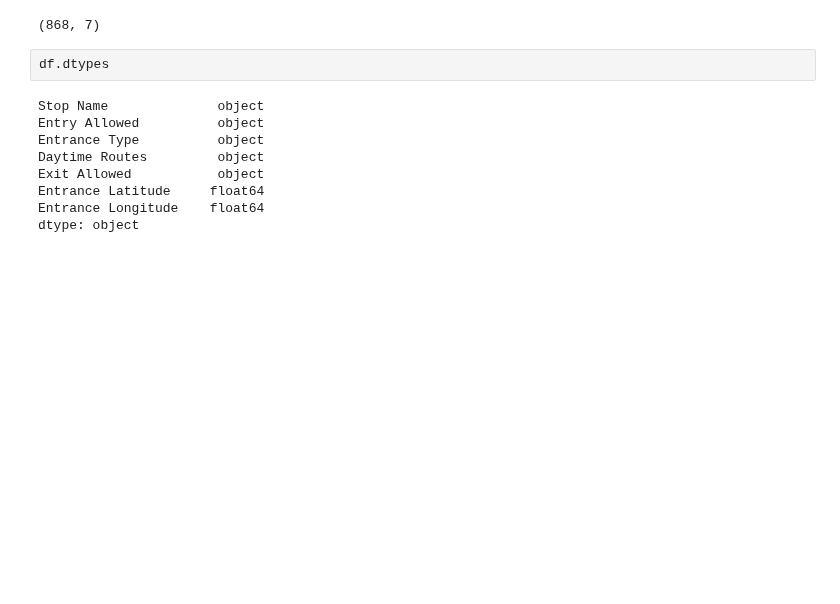
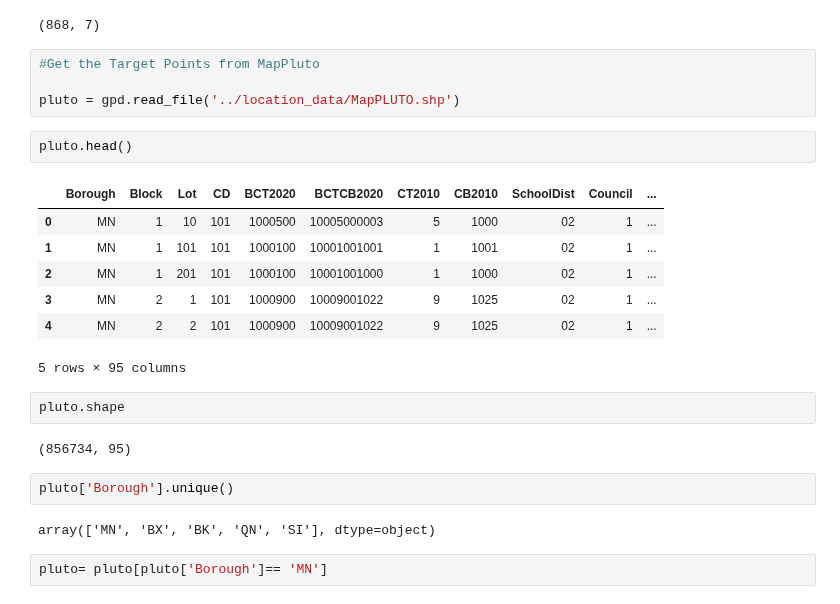
Before and after one commit to bigburko/nyc-busyness, a Jupyter notebook: etl/f1_transit access_mobility_scoring/MTA_subway_data.ipynb, the cells around one changed output. Saved outputs shown, nothing was run; the diff lists cells and outputs as text; blank space fills up the shorter version.

```diff
--- a/etl/f1_transit access_mobility_scoring/MTA_subway_data.ipynb
+++ b/etl/f1_transit access_mobility_scoring/MTA_subway_data.ipynb
@@ -97,14 +100,27 @@ dtype: int64
 df.shape
 # %% [output]
 (868, 7)
-# %%
-df.dtypes
-# %% [output]
-Stop Name              object
-Entry Allowed          object
-Entrance Type          object
-Daytime Routes         object
-Exit Allowed           object
-Entrance Latitude     float64
-Entrance Longitude    float64
-dtype: object
+# %%
+#Get the Target Points from MapPluto
+
+pluto = gpd.read_file('../location_data/MapPLUTO.shp')
+# %%
+pluto.head()
+# %% [output]
+|  | Borough | Block | Lot | CD | BCT2020 | BCTCB2020 | CT2010 | CB2010 | SchoolDist | Council | ... |
+| 0 | MN | 1 | 10 | 101 | 1000500 | 10005000003 | 5 | 1000 | 02 | 1 | ... |
+| 1 | MN | 1 | 101 | 101 | 1000100 | 10001001001 | 1 | 1001 | 02 | 1 | ... |
+| 2 | MN | 1 | 201 | 101 | 1000100 | 10001001000 | 1 | 1000 | 02 | 1 | ... |
+| 3 | MN | 2 | 1 | 101 | 1000900 | 10009001022 | 9 | 1025 | 02 | 1 | ... |
+| 4 | MN | 2 | 2 | 101 | 1000900 | 10009001022 | 9 | 1025 | 02 | 1 | ... |
+5 rows × 95 columns
+# %%
+pluto.shape
+# %% [output]
+(856734, 95)
+# %%
+pluto['Borough'].unique()
+# %% [output]
+array(['MN', 'BX', 'BK', 'QN', 'SI'], dtype=object)
+# %%
+pluto= pluto[pluto['Borough']== 'MN']
```
Also changed, not shown: parts of 12 cells of this notebook, 2 other files.
